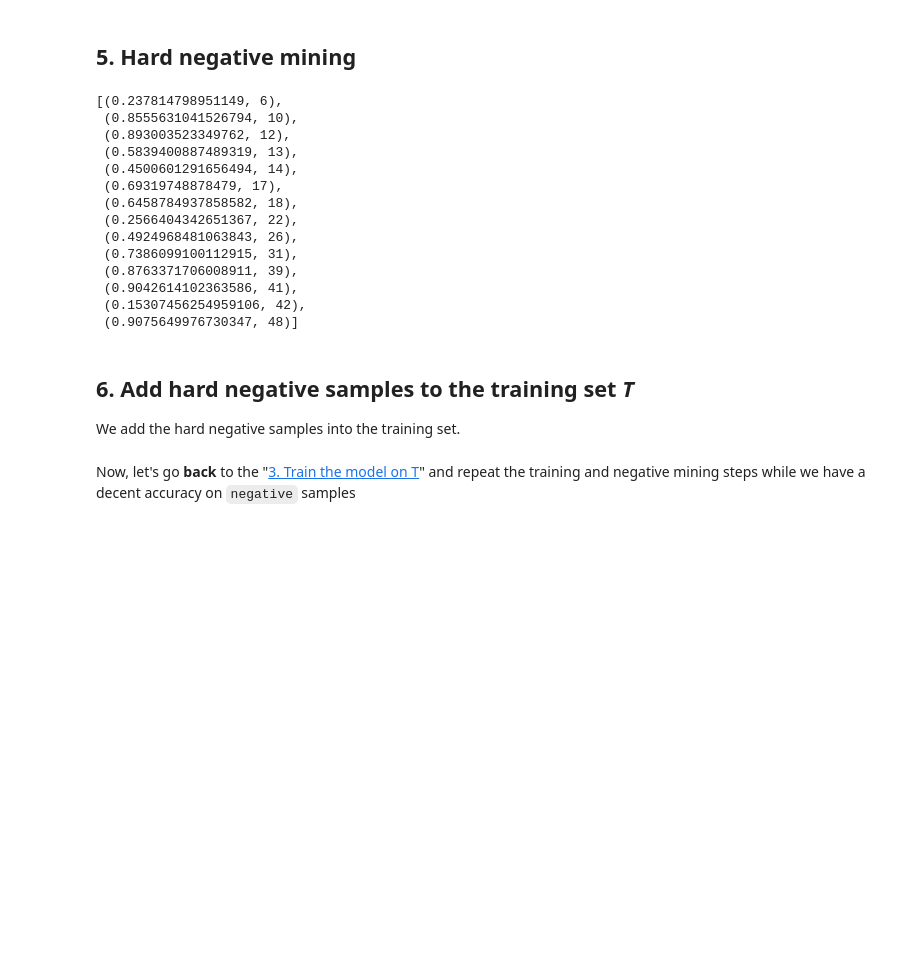
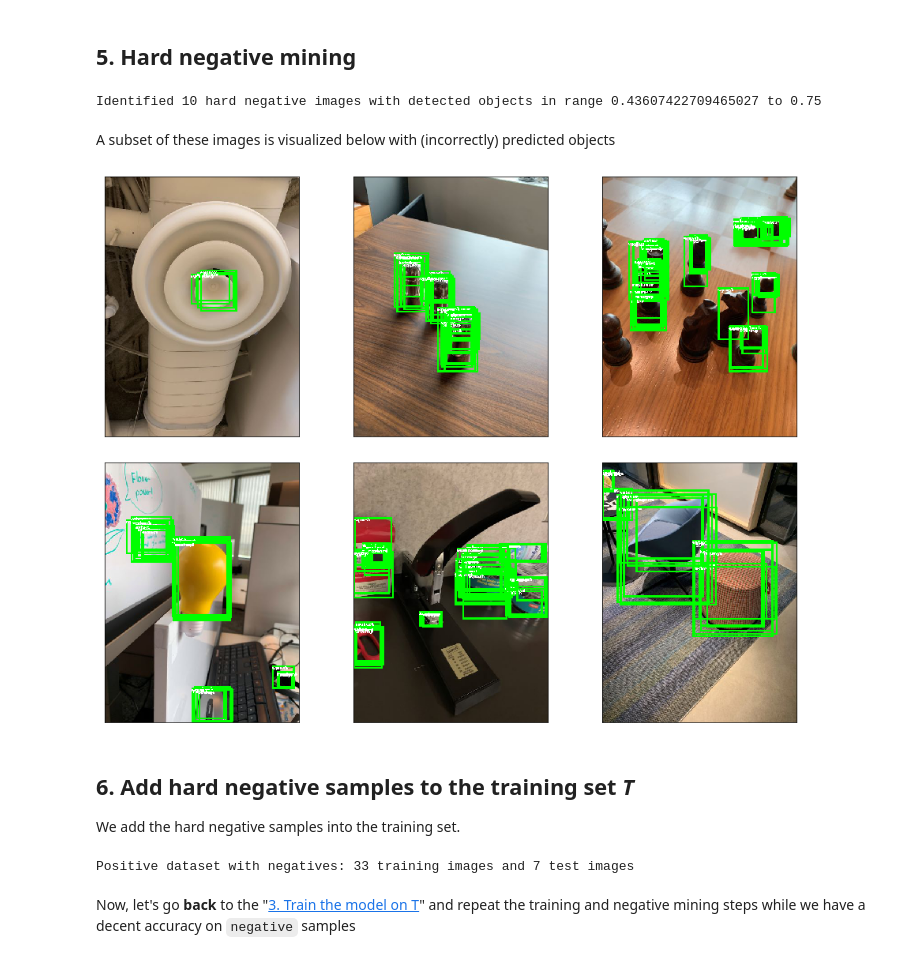
Before and after one commit to microsoft/computervision-recipes, a Jupyter notebook: scenarios/detection/12_hard_negative_sampling.ipynb, the cells around one changed output. Cells and saved outputs as stored; diff of their text form; code cells hidden in the pictures; blank space fills up the shorter version.

```diff
--- a/scenarios/detection/12_hard_negative_sampling.ipynb
+++ b/scenarios/detection/12_hard_negative_sampling.ipynb
@@ -282,24 +244,11 @@ detections = detector.predict_dl(neg_data.train_dl, threshold=0)
 # %% [markdown]
 ## 5. Hard negative mining
 # %%
+# For each image, get maximum score over all detected bounding boxes in the image
 max_scores = []
 for idx, detection in enumerate(detections):
     if len(detection['det_bboxes']) > 0:
         max_score = max([d.score for d in detection['det_bboxes']])
-        max_scores.append((max_score, idx))
-max_scores
+    else:
+        max_score = float('-inf')
+    max_scores.append(max_score)
-# %% [output]
-[(0.237814798951149, 6),
- (0.8555631041526794, 10),
- (0.893003523349762, 12),
- (0.5839400887489319, 13),
- (0.4500601291656494, 14),
- (0.69319748878479, 17),
- (0.6458784937858582, 18),
- (0.2566404342651367, 22),
- (0.4924968481063843, 26),
- (0.7386099100112915, 31),
- (0.8763371706008911, 39),
- (0.9042614102363586, 41),
- (0.15307456254959106, 42),
- (0.9075649976730347, 48)]
@@ -317,0 +255,10 @@ show_ims(neg_data.train_ds.items[negative_sample_ids], negative_sample_labels, r
+# %%
+# Get top-n images ranked by their maximum over all detection scores
+hard_im_ids = np.argsort(max_scores)[::-1]
+hard_im_ids = hard_im_ids[:NEGATIVE_NUM]
+hard_im_scores =[max_scores[i] for i in hard_im_ids]
+print(f"Identified {len(hard_im_scores)} hard negative images with detected objects in range {min(hard_im_scores)} to {max(hard_im_scores):4.2f}")
+# %% [output]
+Identified 10 hard negative images with detected objects in range 0.43607422709465027 to 0.75
+# %% [markdown]
+A subset of these images is visualized below with (incorrectly) predicted objects
@@ -318,3 +267,24 @@ show_ims(neg_data.train_ds.items[negative_sample_ids], negative_sample_labels, r
+# %%
+
+#TODO ------------- NEED TO SET TO NOT RANDOMIXE ----
+
+hard_im_ids_MAPPED = [detections[i]['idx'] for i in hard_im_ids]
+
+
+im_paths = [neg_data.train_ds.dataset.im_paths[i] for i in hard_im_ids_MAPPED]
+gt_bboxes = [neg_data.train_ds.dataset.anno_bboxes[i] for i in hard_im_ids_MAPPED]
+det_bboxes = [detections[i]['det_bboxes'] for i in hard_im_ids]
+
+# Plot a single image
+#plot_boxes(Image.open(im_paths[1]), det_bboxes[1]) #,
+
+# Plot some of the mined hard-negative images
+def get_im_and_bboxes(a, b, c) -> Iterator:
+    for aa, bb, cc in zip(a,b,c):
+        yield aa, bb, cc
+plot_grid(plot_detection_vs_ground_truth, partial(get_im_and_bboxes, im_paths, gt_bboxes, det_bboxes)(), rows=2, cols=3)
+# %% [output]
+[figure, added]
 # %% [markdown]
 ## 6. Add hard negative samples to the training set *T*
 
@@ -336,3 +292,8 @@ learn.data = data
+# %%
+data.add_images(im_paths, gt_bboxes, target = "train")
+print(f"Positive dataset with negatives: {len(data.train_ds)} training images and {len(data.test_ds)} test images")
+# %% [output]
+Positive dataset with negatives: 33 training images and 7 test images
 # %% [markdown]
 Now, let's go **back** to the "[3. Train the model on T](#train)" and repeat the training and negative mining steps while we have a decent accuracy on `negative` samples
 # %%
```
Also changed, not shown: parts of 25 cells of this notebook, 2 other files.
